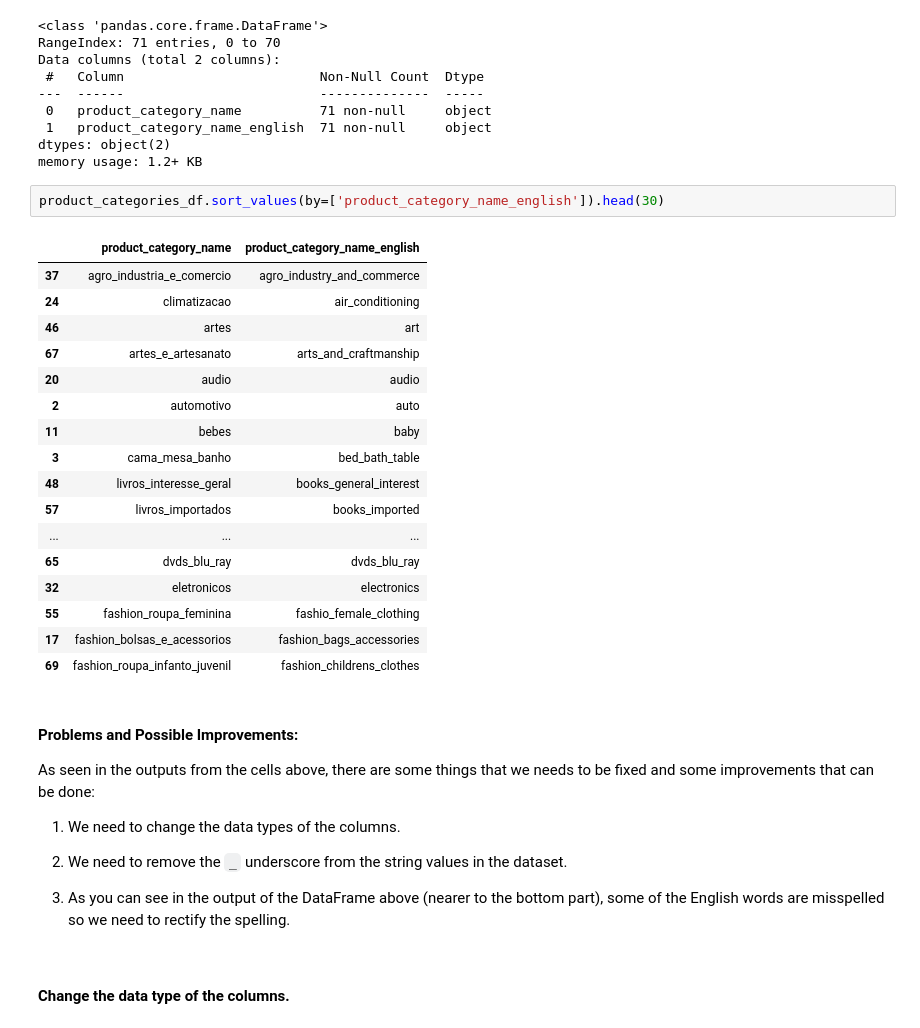
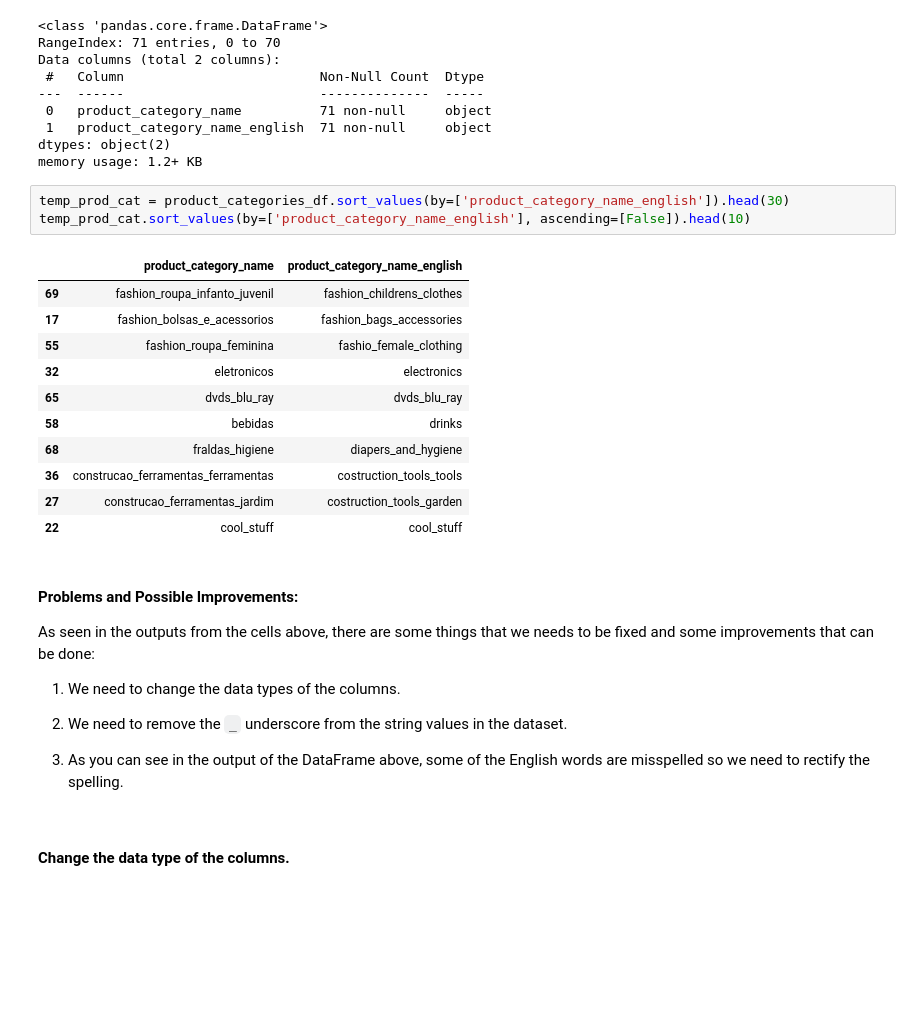
Before and after one commit to syafaatsaat/omni_oracle, a Jupyter notebook: final_project/notebooks/etl_pipeline.ipynb, the cells around one changed output. Cells and saved outputs as stored; diff of their text form; blank space fills up the shorter version.

Commit message:
Tested ETL pipeline and added more documentations
Finished Data Loading section.
Added ERD to Data Loading section.

```diff
--- a/final_project/notebooks/etl_pipeline.ipynb
+++ b/final_project/notebooks/etl_pipeline.ipynb
@@ -834,25 +829,20 @@ Data columns (total 2 columns):
 dtypes: object(2)
 memory usage: 1.2+ KB
 # %%
-product_categories_df.sort_values(by=['product_category_name_english']).head(30)
+temp_prod_cat = product_categories_df.sort_values(by=['product_category_name_english']).head(30)
+temp_prod_cat.sort_values(by=['product_category_name_english'], ascending=[False]).head(10)
 # %% [output]
 |  | product_category_name | product_category_name_english |
-| 37 | agro_industria_e_comercio | agro_industry_and_commerce |
-| 24 | climatizacao | air_conditioning |
-| 46 | artes | art |
-| 67 | artes_e_artesanato | arts_and_craftmanship |
-| 20 | audio | audio |
-| 2 | automotivo | auto |
-| 11 | bebes | baby |
-| 3 | cama_mesa_banho | bed_bath_table |
-| 48 | livros_interesse_geral | books_general_interest |
-| 57 | livros_importados | books_imported |
-| ... | ... | ... |
+| 69 | fashion_roupa_infanto_juvenil | fashion_childrens_clothes |
+| 17 | fashion_bolsas_e_acessorios | fashion_bags_accessories |
+| 55 | fashion_roupa_feminina | fashio_female_clothing |
+| 32 | eletronicos | electronics |
 | 65 | dvds_blu_ray | dvds_blu_ray |
-| 32 | eletronicos | electronics |
-| 55 | fashion_roupa_feminina | fashio_female_clothing |
-| 17 | fashion_bolsas_e_acessorios | fashion_bags_accessories |
-| 69 | fashion_roupa_infanto_juvenil | fashion_childrens_clothes |
+| 58 | bebidas | drinks |
+| 68 | fraldas_higiene | diapers_and_hygiene |
+| 36 | construcao_ferramentas_ferramentas | costruction_tools_tools |
+| 27 | construcao_ferramentas_jardim | costruction_tools_garden |
+| 22 | cool_stuff | cool_stuff |
 # %% [markdown]
 #### Problems and Possible Improvements:
 
@@ -862,7 +852,7 @@ As seen in the outputs from the cells above, there are some things that we needs
 
 2. We need to remove the `_` underscore from the string values in the dataset.
 
-3. As you can see in the output of the DataFrame above (nearer to the bottom part), some of the English words are misspelled so we need to rectify the spelling.
+3. As you can see in the output of the DataFrame above, some of the English words are misspelled so we need to rectify the spelling.
 # %% [markdown]
 #### Change the data type of the columns.
 # %%
```
Also changed, not shown: parts of 49 cells of this notebook, 2 other files.
